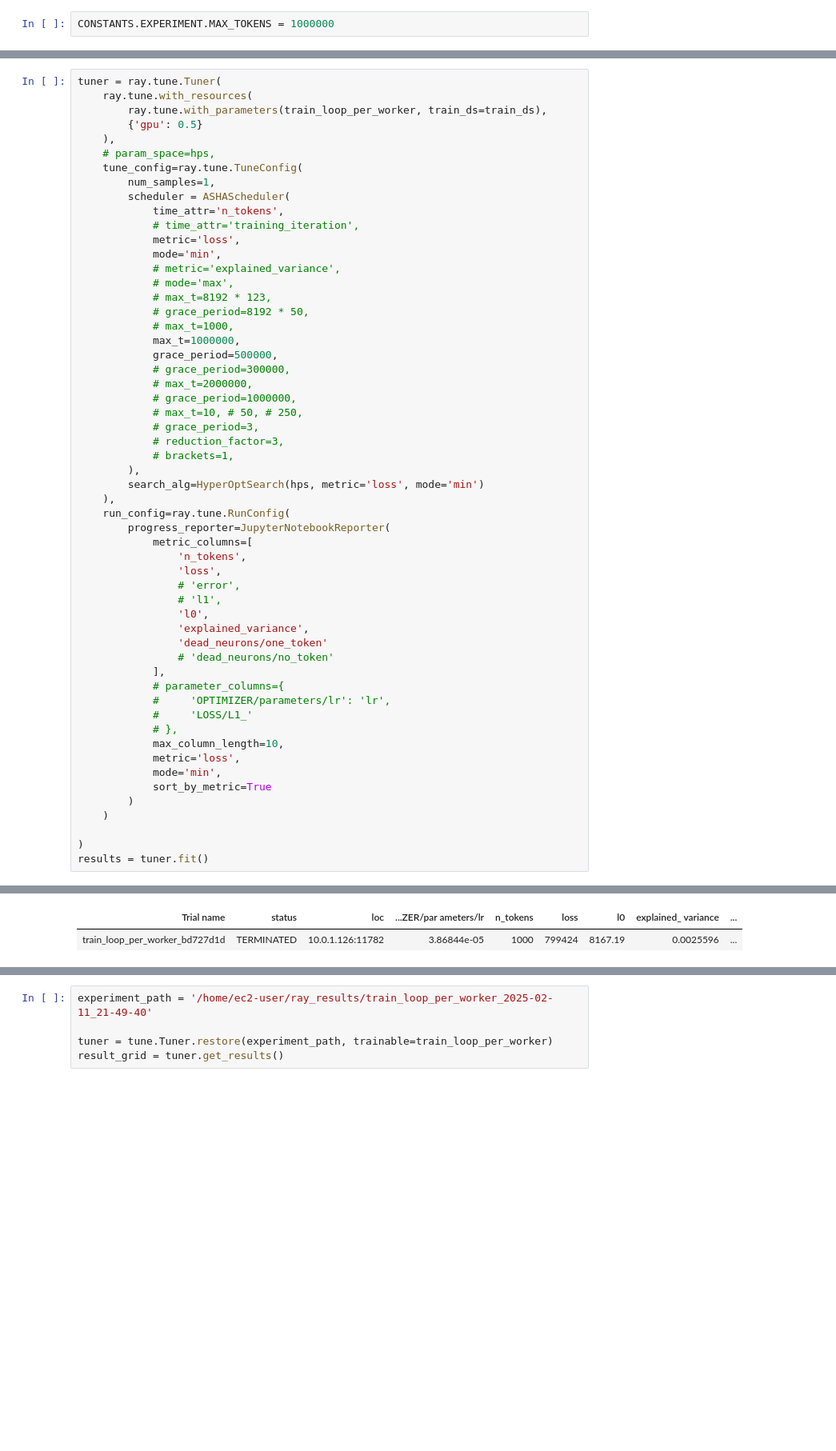
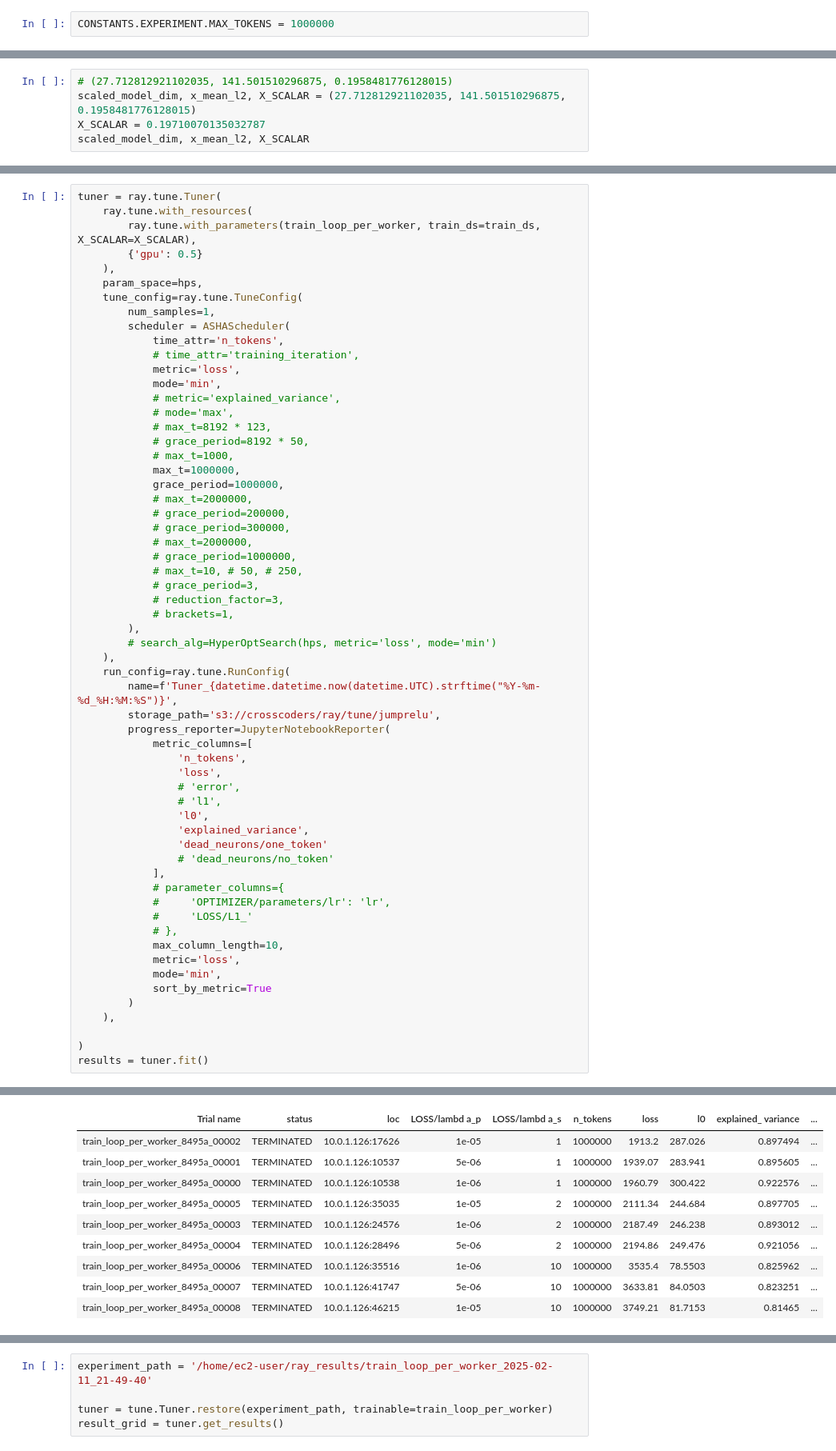
Before and after one commit to xpkcs/crosscoders, a Jupyter notebook: ray-tune.ipynb, the cells around one changed output, grey strips where cells are left out. Shown: that part at 80% size. Cells and saved outputs as stored; diff of their text form; blank space fills up the shorter version.

Commit message:
jumprelu

```diff
--- a/ray-tune.ipynb
+++ b/ray-tune.ipynb
@@ -180,0 +273,5 @@ Result(
+# %%
+# (27.712812921102035, 141.501510296875, 0.1958481776128015)
+scaled_model_dim, x_mean_l2, X_SCALAR = (27.712812921102035, 141.501510296875, 0.1958481776128015)
+X_SCALAR = 0.19710070135032787
+scaled_model_dim, x_mean_l2, X_SCALAR
@@ -181,10 +280,10 @@ Result(
 # %%
 tuner = ray.tune.Tuner(
     ray.tune.with_resources(
-        ray.tune.with_parameters(train_loop_per_worker, train_ds=train_ds),
+        ray.tune.with_parameters(train_loop_per_worker, train_ds=train_ds, X_SCALAR=X_SCALAR),
         {'gpu': 0.5}
     ),
-    # param_space=hps,
+    param_space=hps,
     tune_config=ray.tune.TuneConfig(
         num_samples=1,
         scheduler = ASHAScheduler(
@@ -198,7 +297,9 @@ tuner = ray.tune.Tuner(
             # grace_period=8192 * 50,
             # max_t=1000,
             max_t=1000000,
-            grace_period=500000,
+            grace_period=1000000,
+            # max_t=2000000,
+            # grace_period=200000,
             # grace_period=300000,
             # max_t=2000000,
             # grace_period=1000000,
@@ -207,9 +308,11 @@ tuner = ray.tune.Tuner(
             # reduction_factor=3,
             # brackets=1,
         ),
-        search_alg=HyperOptSearch(hps, metric='loss', mode='min')
+        # search_alg=HyperOptSearch(hps, metric='loss', mode='min')
     ),
     run_config=ray.tune.RunConfig(
+        name=f'Tuner_{datetime.datetime.now(datetime.UTC).strftime("%Y-%m-%d_%H:%M:%S")}',
+        storage_path='s3://crosscoders/ray/tune/jumprelu',
         progress_reporter=JupyterNotebookReporter(
             metric_columns=[
                 'n_tokens',
@@ -230,7 +333,7 @@ tuner = ray.tune.Tuner(
             mode='min',
             sort_by_metric=True
         )
-    )
+    ),
 
 )
 results = tuner.fit()
@@ -245,4 +348,12 @@ Bracket: Iter 256.000: -799424.25 | Iter 64.000: None | Iter 16.000: None | Iter
 Logical resource usage: 0/8 CPUs, 0.5/1 GPUs (0.0/1.0 accelerator_type:A10G)
 Trial Status
-| Trial name | status | loc | ...ZER/par ameters/lr | n_tokens | loss | l0 | explained_ variance | ... |
-| train_loop_per_worker_bd727d1d | TERMINATED | 10.0.1.126:11782 | 3.86844e-05 | 1000 | 799424 | 8167.19 | 0.0025596 | ... |
+| Trial name | status | loc | LOSS/lambd a_p | LOSS/lambd a_s | n_tokens | loss | l0 | explained_ variance | ... |
+| train_loop_per_worker_8495a_00002 | TERMINATED | 10.0.1.126:17626 | 1e-05 | 1 | 1000000 | 1913.2 | 287.026 | 0.897494 | ... |
+| train_loop_per_worker_8495a_00001 | TERMINATED | 10.0.1.126:10537 | 5e-06 | 1 | 1000000 | 1939.07 | 283.941 | 0.895605 | ... |
+| train_loop_per_worker_8495a_00000 | TERMINATED | 10.0.1.126:10538 | 1e-06 | 1 | 1000000 | 1960.79 | 300.422 | 0.922576 | ... |
+| train_loop_per_worker_8495a_00005 | TERMINATED | 10.0.1.126:35035 | 1e-05 | 2 | 1000000 | 2111.34 | 244.684 | 0.897705 | ... |
+| train_loop_per_worker_8495a_00003 | TERMINATED | 10.0.1.126:24576 | 1e-06 | 2 | 1000000 | 2187.49 | 246.238 | 0.893012 | ... |
+| train_loop_per_worker_8495a_00004 | TERMINATED | 10.0.1.126:28496 | 5e-06 | 2 | 1000000 | 2194.86 | 249.476 | 0.921056 | ... |
+| train_loop_per_worker_8495a_00006 | TERMINATED | 10.0.1.126:35516 | 1e-06 | 10 | 1000000 | 3535.4 | 78.5503 | 0.825962 | ... |
+| train_loop_per_worker_8495a_00007 | TERMINATED | 10.0.1.126:41747 | 5e-06 | 10 | 1000000 | 3633.81 | 84.0503 | 0.823251 | ... |
+| train_loop_per_worker_8495a_00008 | TERMINATED | 10.0.1.126:46215 | 1e-05 | 10 | 1000000 | 3749.21 | 81.7153 | 0.81465 | ... |
```
Also changed, not shown: parts of 20 cells of this notebook, 8 other files.
